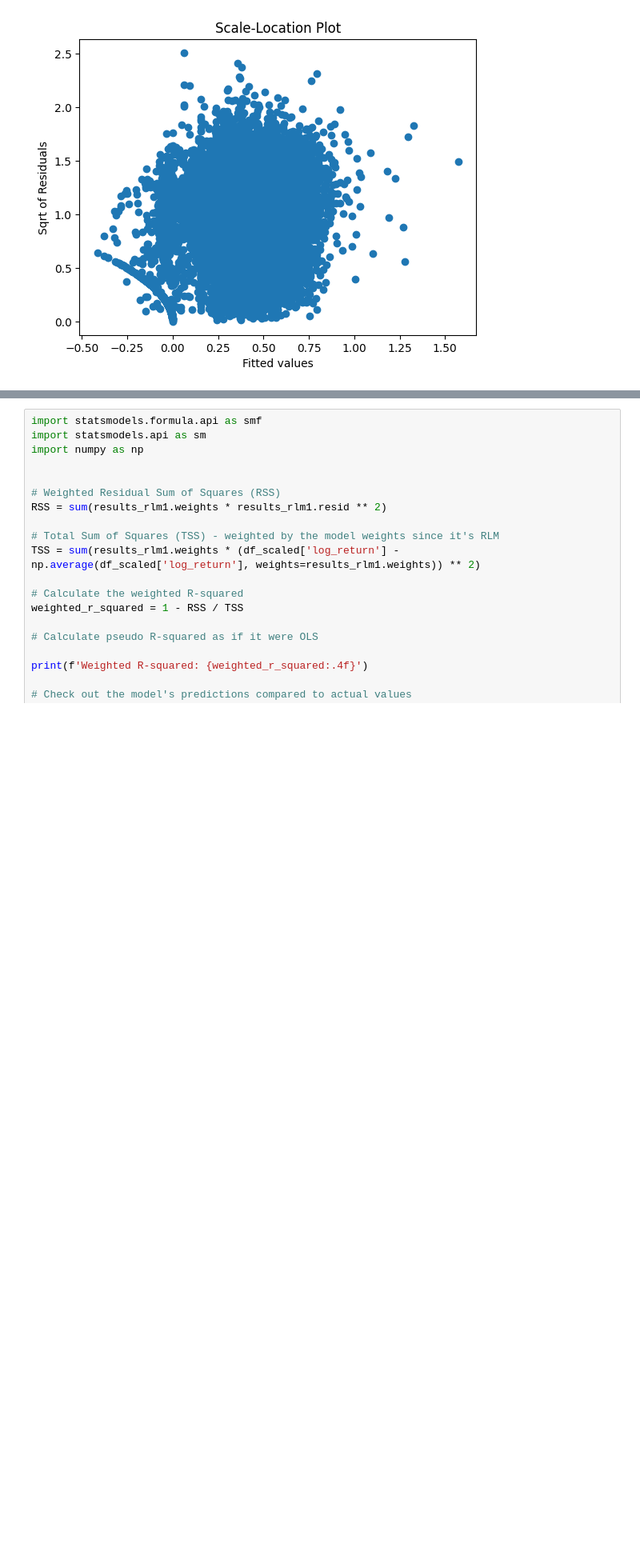
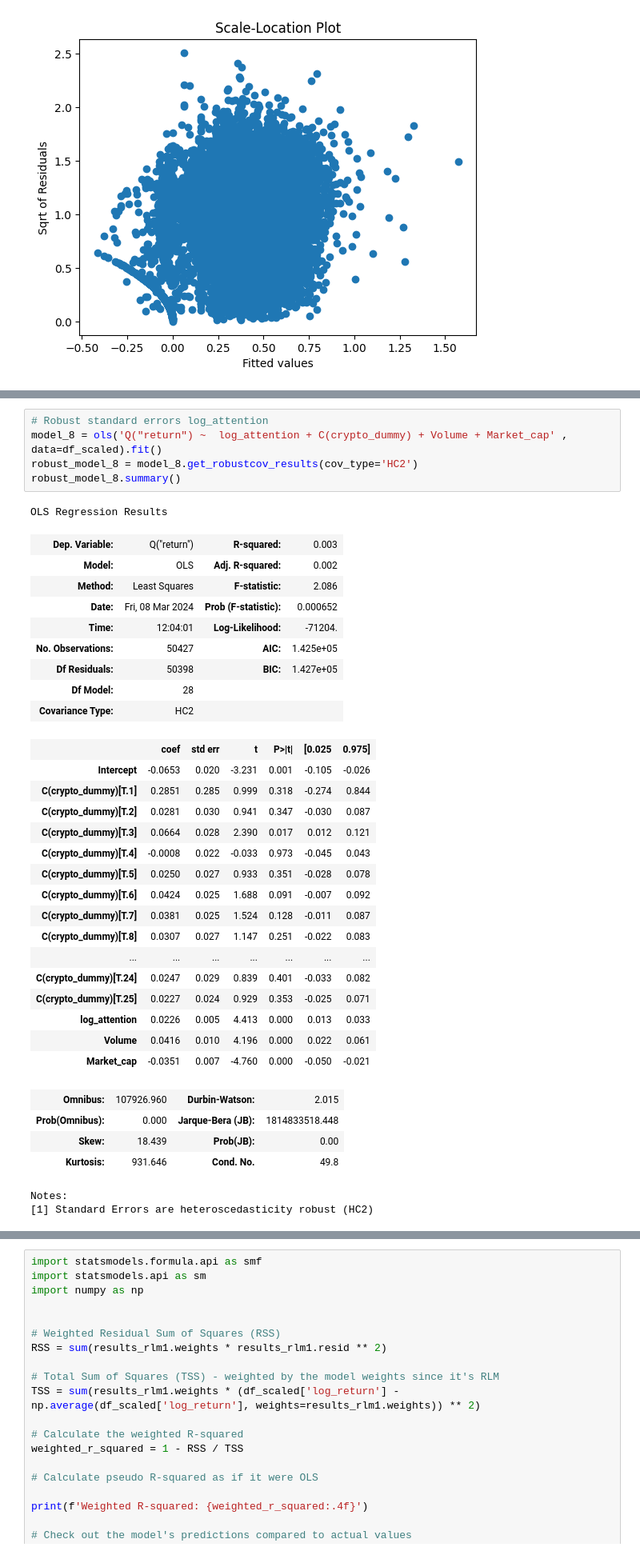
Before and after one commit to senaruetschlin/Investor_Attention, a Jupyter notebook: Robust_regression_crypto_Alex.ipynb, the cells around one changed output, grey strips where cells are left out. Shown at 80% size. Saved outputs shown, nothing was run; the diff lists cells and outputs as text; blank space fills up the shorter version.

```diff
--- a/Robust_regression_crypto_Alex.ipynb
+++ b/Robust_regression_crypto_Alex.ipynb
@@ -561,0 +582,38 @@ Notes:
+# %%
+# Robust standard errors log_attention
+model_8 = ols('Q("return") ~  log_attention + C(crypto_dummy) + Volume + Market_cap' , data=df_scaled).fit()
+robust_model_8 = model_8.get_robustcov_results(cov_type='HC2')
+robust_model_8.summary()
+# %% [output]
+OLS Regression Results
+| Dep. Variable: | Q("return") | R-squared: | 0.003 |
+| Model: | OLS | Adj. R-squared: | 0.002 |
+| Method: | Least Squares | F-statistic: | 2.086 |
+| Date: | Fri, 08 Mar 2024 | Prob (F-statistic): | 0.000652 |
+| Time: | 12:04:01 | Log-Likelihood: | -71204. |
+| No. Observations: | 50427 | AIC: | 1.425e+05 |
+| Df Residuals: | 50398 | BIC: | 1.427e+05 |
+| Df Model: | 28 |  |  |
+| Covariance Type: | HC2 |  |  |
+|  | coef | std err | t | P>|t| | [0.025 | 0.975] |
+| Intercept | -0.0653 | 0.020 | -3.231 | 0.001 | -0.105 | -0.026 |
+| C(crypto_dummy)[T.1] | 0.2851 | 0.285 | 0.999 | 0.318 | -0.274 | 0.844 |
+| C(crypto_dummy)[T.2] | 0.0281 | 0.030 | 0.941 | 0.347 | -0.030 | 0.087 |
+| C(crypto_dummy)[T.3] | 0.0664 | 0.028 | 2.390 | 0.017 | 0.012 | 0.121 |
+| C(crypto_dummy)[T.4] | -0.0008 | 0.022 | -0.033 | 0.973 | -0.045 | 0.043 |
+| C(crypto_dummy)[T.5] | 0.0250 | 0.027 | 0.933 | 0.351 | -0.028 | 0.078 |
+| C(crypto_dummy)[T.6] | 0.0424 | 0.025 | 1.688 | 0.091 | -0.007 | 0.092 |
+| C(crypto_dummy)[T.7] | 0.0381 | 0.025 | 1.524 | 0.128 | -0.011 | 0.087 |
+| C(crypto_dummy)[T.8] | 0.0307 | 0.027 | 1.147 | 0.251 | -0.022 | 0.083 |
+| ... | ... | ... | ... | ... | ... | ... |
+| C(crypto_dummy)[T.24] | 0.0247 | 0.029 | 0.839 | 0.401 | -0.033 | 0.082 |
+| C(crypto_dummy)[T.25] | 0.0227 | 0.024 | 0.929 | 0.353 | -0.025 | 0.071 |
+| log_attention | 0.0226 | 0.005 | 4.413 | 0.000 | 0.013 | 0.033 |
+| Volume | 0.0416 | 0.010 | 4.196 | 0.000 | 0.022 | 0.061 |
+| Market_cap | -0.0351 | 0.007 | -4.760 | 0.000 | -0.050 | -0.021 |
+| Omnibus: | 107926.960 | Durbin-Watson: | 2.015 |
+| Prob(Omnibus): | 0.000 | Jarque-Bera (JB): | 1814833518.448 |
+| Skew: | 18.439 | Prob(JB): | 0.00 |
+| Kurtosis: | 931.646 | Cond. No. | 49.8 |
+Notes:
+[1] Standard Errors are heteroscedasticity robust (HC2)
```
Also changed, not shown: parts of 133 cells of this notebook, 2 other files.
